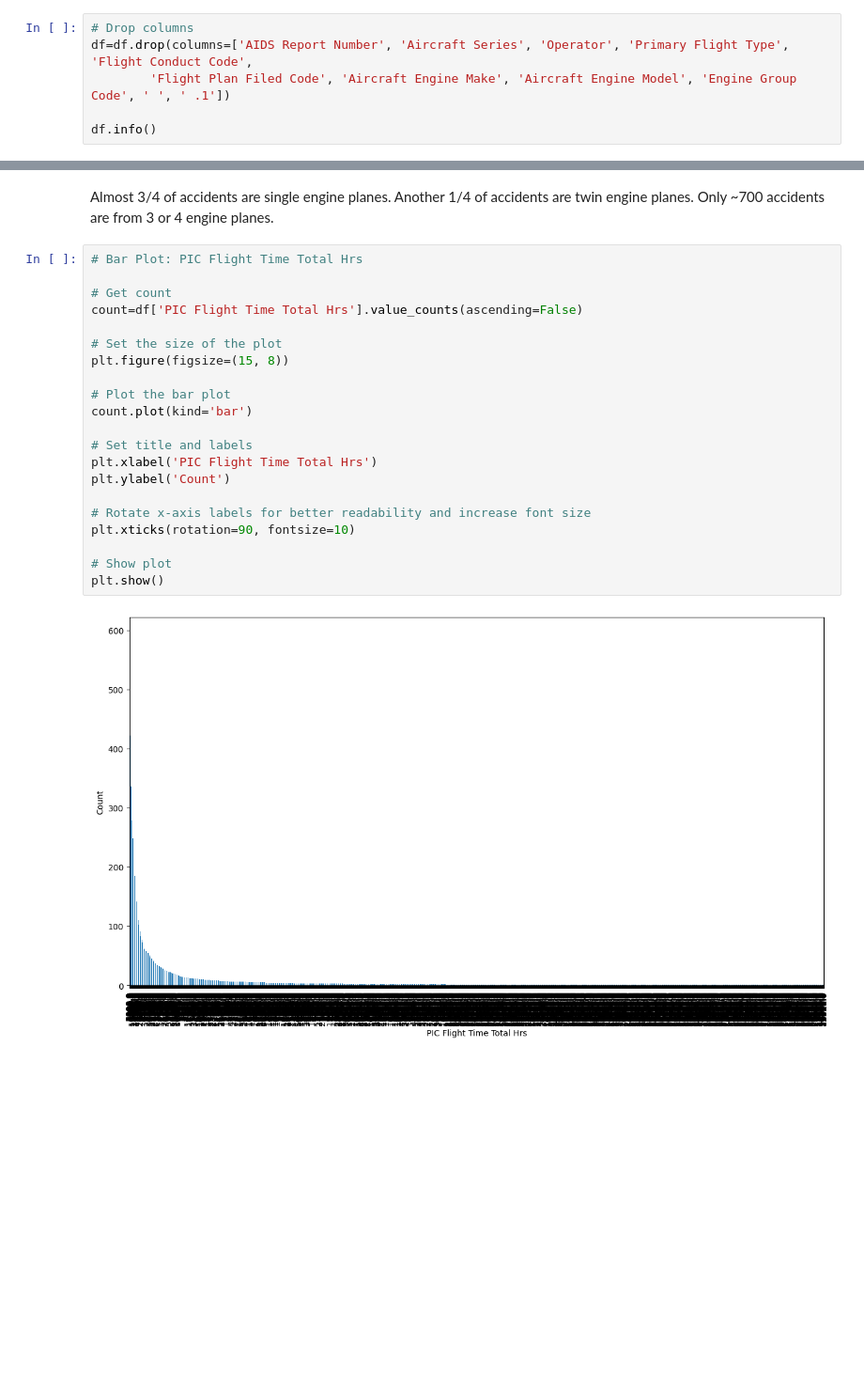
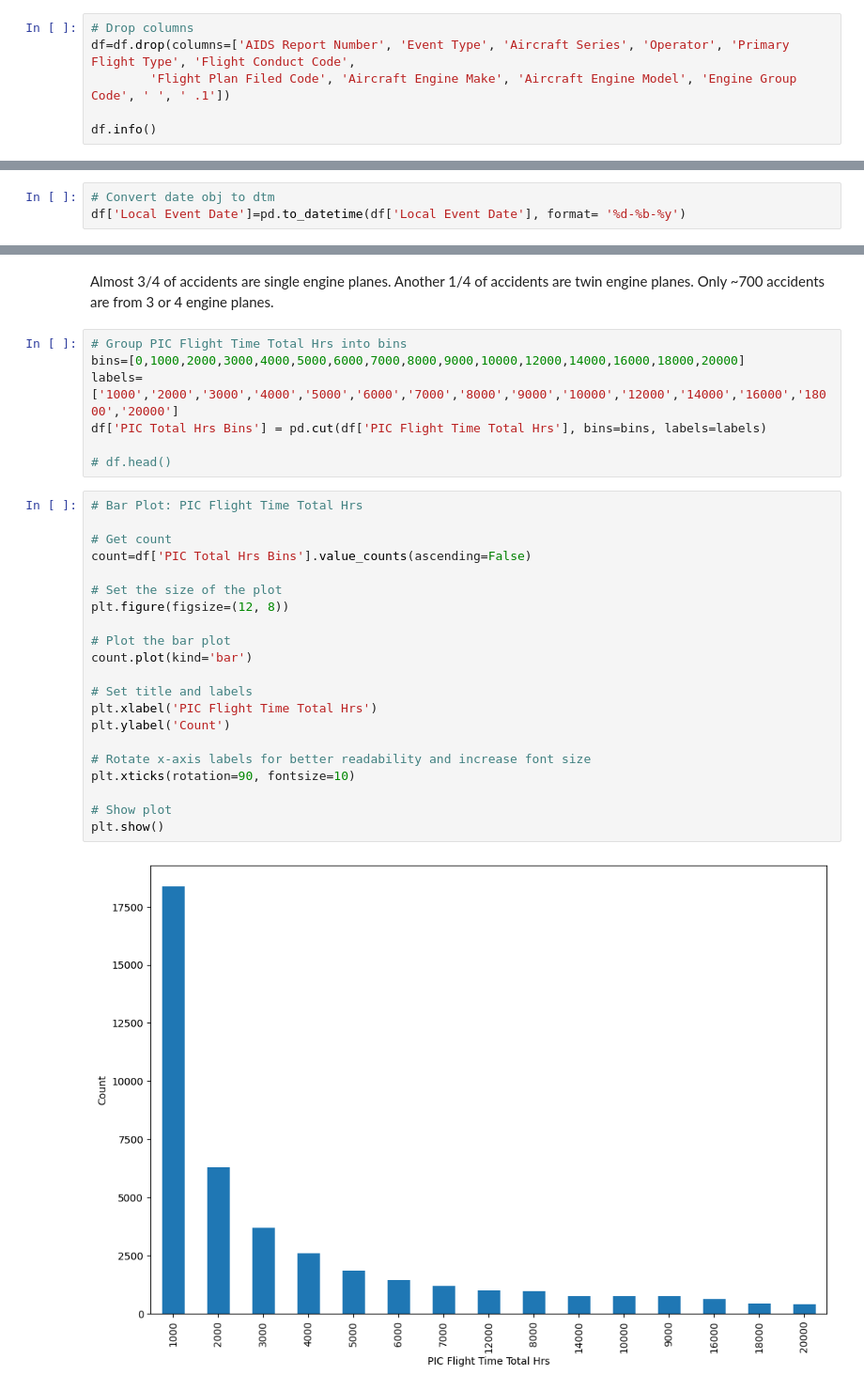
Before and after one commit to helloklow/aviation_accidents, a Jupyter notebook: notebooks/eda.ipynb, the cells around one changed output, grey strips where cells are left out. Shown: that part at 94% size. Cells and saved outputs as stored; diff of their text form; blank space fills up the shorter version.

```diff
--- a/notebooks/eda.ipynb
+++ b/notebooks/eda.ipynb
@@ -57,7 +58,7 @@ print(df.columns.values)
 ### 1.2. Clean the Data
 # %%
 # Drop columns
-df=df.drop(columns=['AIDS Report Number', 'Aircraft Series', 'Operator', 'Primary Flight Type', 'Flight Conduct Code',
+df=df.drop(columns=['AIDS Report Number', 'Event Type', 'Aircraft Series', 'Operator', 'Primary Flight Type', 'Flight Conduct Code',
         'Flight Plan Filed Code', 'Aircraft Engine Make', 'Aircraft Engine Model', 'Engine Group Code', ' ', ' .1'])
 
 df.info()
@@ -139,3 +133,6 @@ df=df.drop(columns=['Aircraft Make', 'Aircraft Model'])
+# %%
+# Convert date obj to dtm
+df['Local Event Date']=pd.to_datetime(df['Local Event Date'], format= '%d-%b-%y')
 # %%
 # Save clean df
 df.to_parquet('../data/clean_df.parquet')
@@ -297,27 +294,34 @@ Nbr of Engines
 Name: count, dtype: int64
 # %% [markdown]
 Almost 3/4 of accidents are single engine planes. Another 1/4 of accidents are twin engine planes. Only ~700 accidents are from 3 or 4 engine planes.
+# %%
+# Group PIC Flight Time Total Hrs into bins
+bins=[0,1000,2000,3000,4000,5000,6000,7000,8000,9000,10000,12000,14000,16000,18000,20000]
+labels=['1000','2000','3000','4000','5000','6000','7000','8000','9000','10000','12000','14000','16000','18000','20000']
+df['PIC Total Hrs Bins'] = pd.cut(df['PIC Flight Time Total Hrs'], bins=bins, labels=labels)
+
+# df.head()
 # %%
 # Bar Plot: PIC Flight Time Total Hrs
 
 # Get count
-count=df['PIC Flight Time Total Hrs'].value_counts(ascending=False)
+count=df['PIC Total Hrs Bins'].value_counts(ascending=False)
 
 # Set the size of the plot
-plt.figure(figsize=(15, 8))
+plt.figure(figsize=(12, 8))
 
 # Plot the bar plot
 count.plot(kind='bar')
 
 # Set title and labels
 plt.xlabel('PIC Flight Time Total Hrs')
 plt.ylabel('Count')
 
 # Rotate x-axis labels for better readability and increase font size
 plt.xticks(rotation=90, fontsize=10)
 
 # Show plot
 plt.show()
 # %% [output]
-[figure, old version]
+[figure, new version]
 # %%
```
Also changed, not shown: parts of 18 cells of this notebook, 1 other file.
